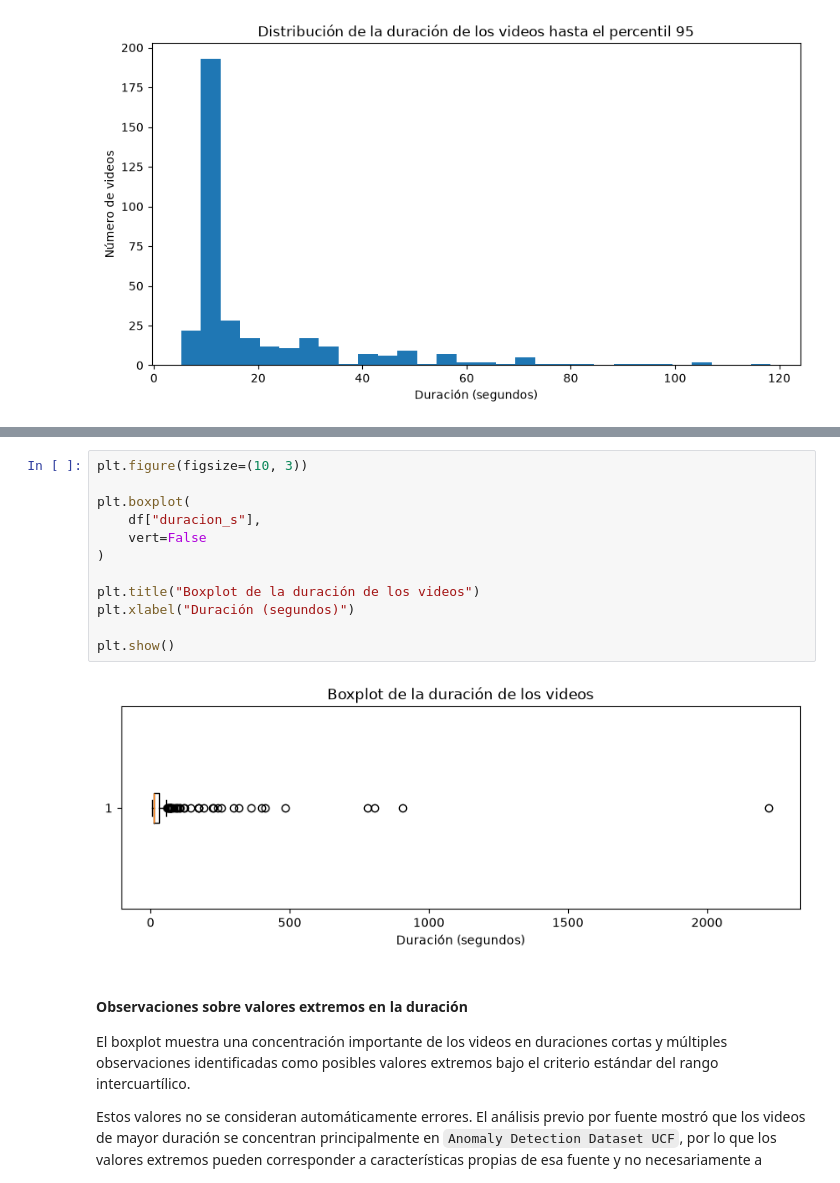
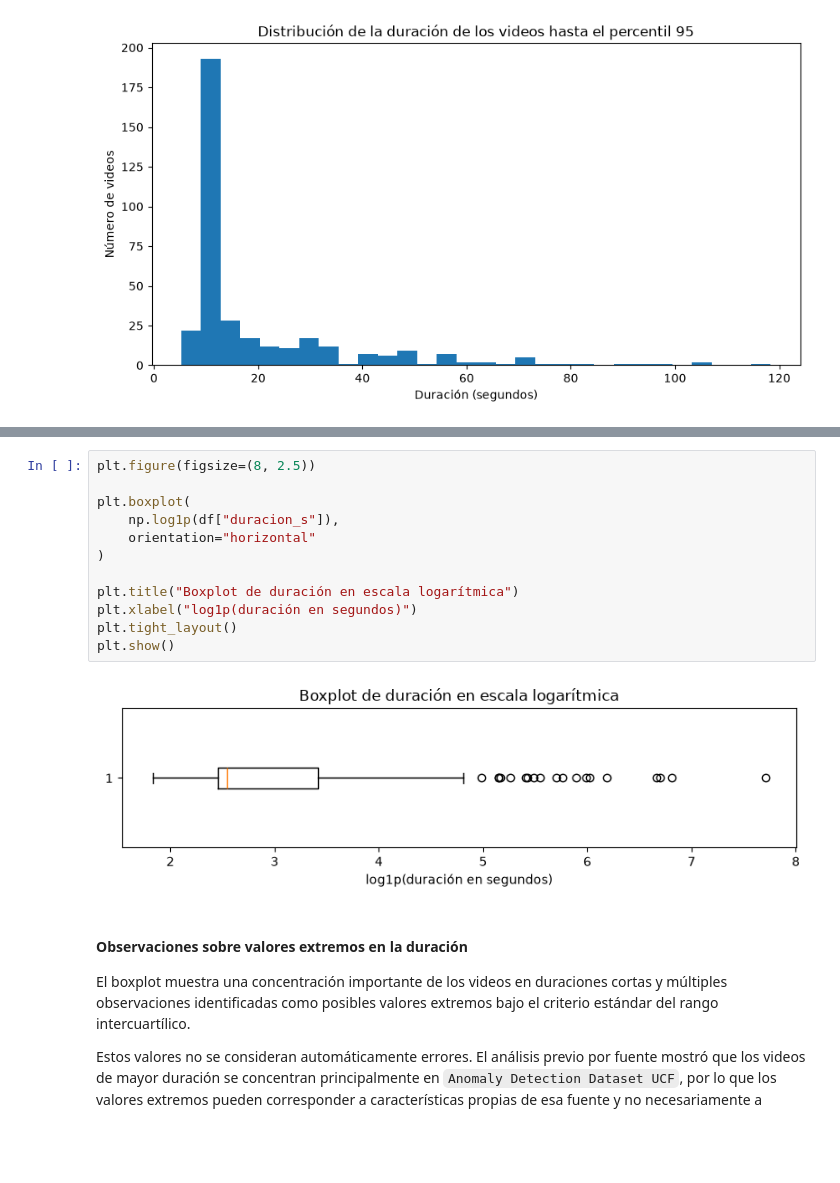
Before and after one commit to joseluistinajero/MNA---Proyecto-Integrador, a Jupyter notebook: Notebooks/Avance1_Equipo41.ipynb, the cells around one changed output, grey strips where cells are left out. Cells and saved outputs as stored; diff of their text form; blank space fills up the shorter version.

```diff
--- a/Notebooks/Avance1_Equipo41.ipynb
+++ b/Notebooks/Avance1_Equipo41.ipynb
@@ -425,17 +487,17 @@ El uso del percentil 95 en esta visualización no implica eliminar observaciones
 # %%
-plt.figure(figsize=(10, 3))
+plt.figure(figsize=(8, 2.5))
 
 plt.boxplot(
-    df["duracion_s"],
-    vert=False
+    np.log1p(df["duracion_s"]),
+    orientation="horizontal"
 )
 
-plt.title("Boxplot de la duración de los videos")
-plt.xlabel("Duración (segundos)")
-
+plt.title("Boxplot de duración en escala logarítmica")
+plt.xlabel("log1p(duración en segundos)")
+plt.tight_layout()
 plt.show()
 # %% [output]
-[figure, old version]
+[figure, new version]
 # %% [markdown]
 #### Observaciones sobre valores extremos en la duración
 
```
Also changed, not shown: parts of 23 cells of this notebook.
